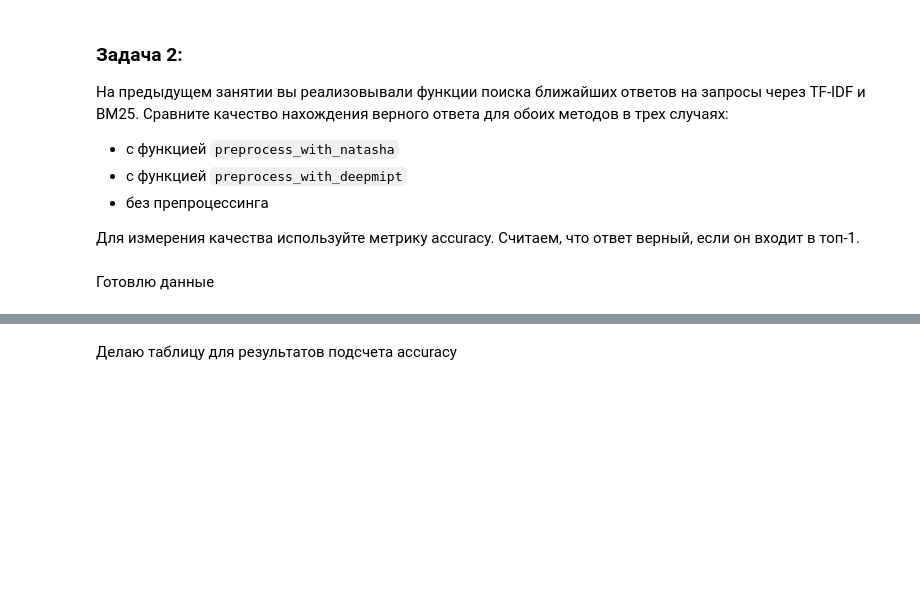
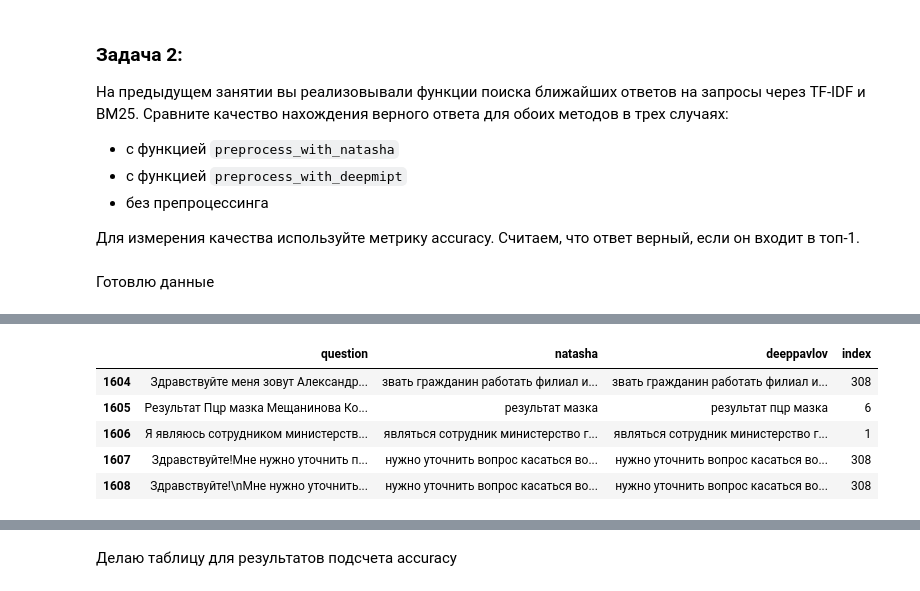
Before and after one commit to polyankaglade/infosearch2020, a Jupyter notebook: HW3/sem3_ner_Polyanskaya.ipynb, the cells around one changed output, grey strips where cells are left out. Saved outputs shown, nothing was run; the diff lists cells and outputs as text; code cells hidden in the pictures; blank space fills up the shorter version.

```diff
--- a/HW3/sem3_ner_Polyanskaya.ipynb
+++ b/HW3/sem3_ner_Polyanskaya.ipynb
@@ -112,3 +111,8 @@ import pandas as pd
 import numpy as np
 # %% [markdown]
 Готовлю данные
+# %%
+queries_data = pd.read_excel("queries_base.xlsx").fillna('none')
+# %%
+queries_data["natasha"] = queries_data["Текст вопроса"].progress_apply(preprocess_with_natasha)
+queries_data.to_csv('queries_data_natasha.tsv', sep='\t')
@@ -114,0 +121,3 @@ import numpy as np
+# %%
+queries_data["deeppavlov"] = queries_data["Текст вопроса"].progress_apply(preprocess_with_deepmipt)
+queries_data.to_csv('queries_data_natasha_deeppavlov.tsv', sep='\t')
@@ -115,3 +126,18 @@ import numpy as np
+# %%
+train = queries_data[["Текст вопроса", "natasha", "deeppavlov", "Номер связки\n"]][:int(len(queries_data)*0.7)]
+train = train.rename(columns = {"Текст вопроса": "question", "Номер связки\n": "index"}, inplace = False)
+
+test = queries_data[["Текст вопроса", "natasha", "deeppavlov", "Номер связки\n"]][int(len(queries_data)*0.7):]
+test = test.rename(columns = {"Текст вопроса": "question", "Номер связки\n": "index"}, inplace = False)
+# %%
+train.tail()
+# %% [output]
+|  | question | natasha | deeppavlov | index |
+| 1604 | Здравствуйте меня зовут Александр... | звать гражданин работать филиал и... | звать гражданин работать филиал и... | 308 |
+| 1605 | Результат Пцр мазка Мещанинова Ко... | результат мазка | результат пцр мазка | 6 |
+| 1606 | Я являюсь сотрудником министерств... | являться сотрудник министерство г... | являться сотрудник министерство г... | 1 |
+| 1607 | Здравствуйте!Мне нужно уточнить п... | нужно уточнить вопрос касаться во... | нужно уточнить вопрос касаться во... | 308 |
+| 1608 | Здравствуйте!\nМне нужно уточнить... | нужно уточнить вопрос касаться во... | нужно уточнить вопрос касаться во... | 308 |
 # %%
 answers_data = pd.read_excel("answers_base.xlsx")
 
```
Also changed, not shown: parts of 21 cells of this notebook.
